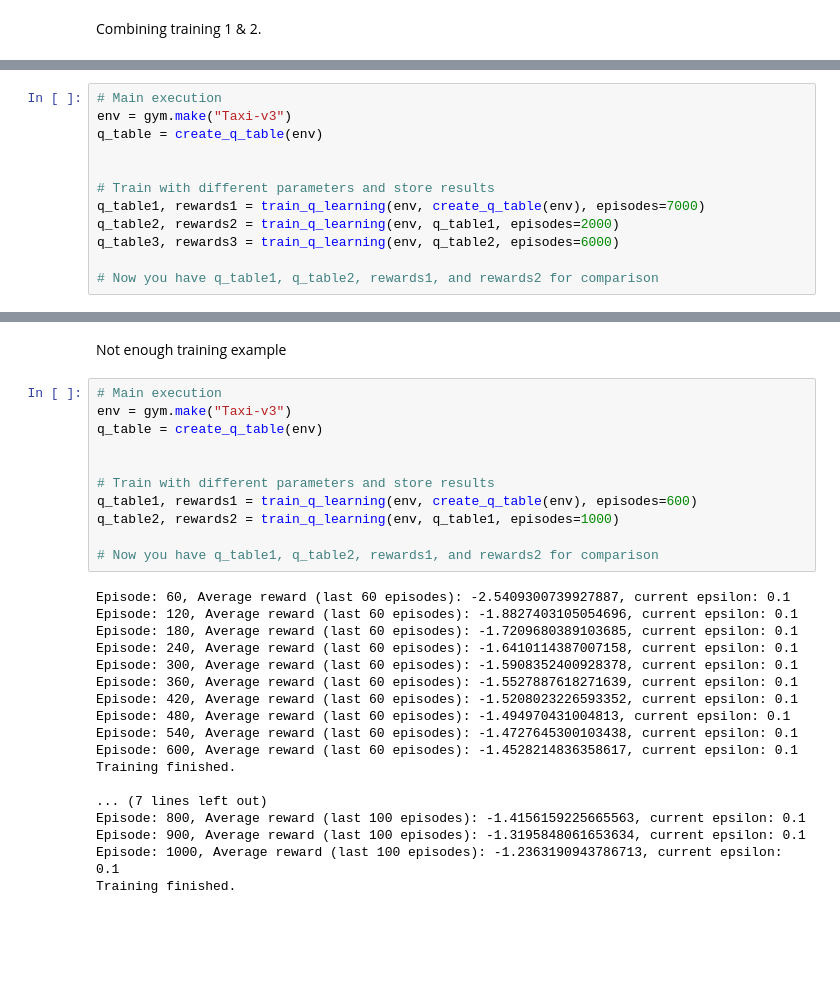
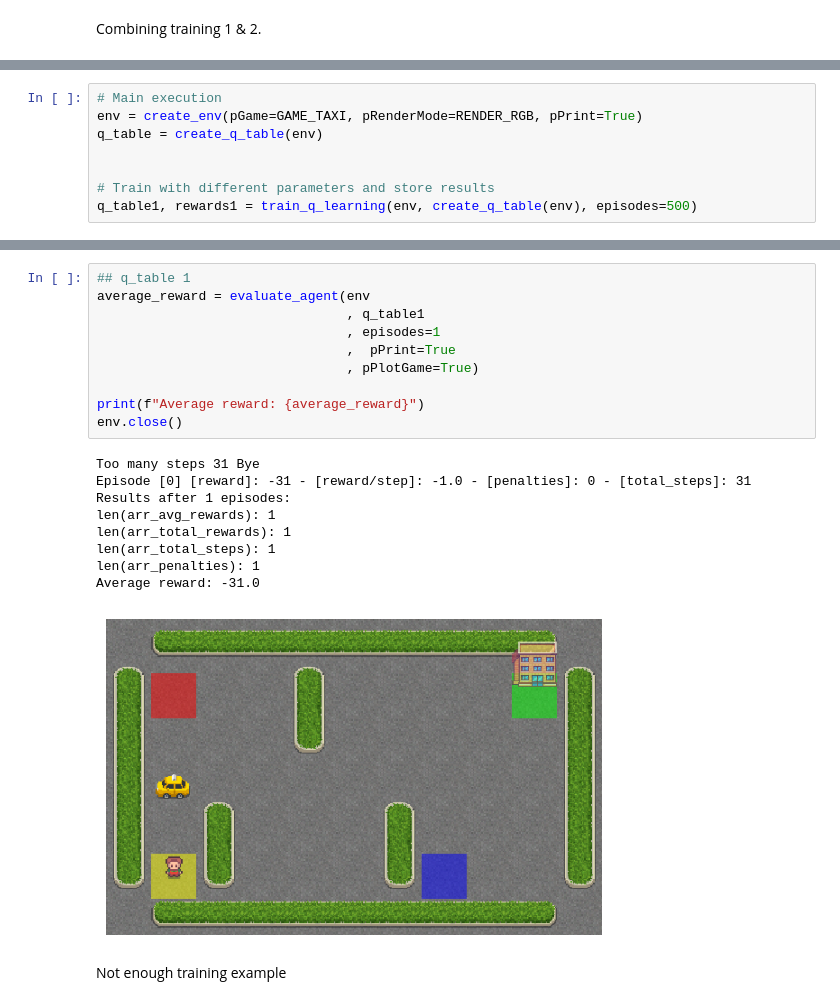
Before and after one commit to rennyatwork/CegepSteFoy_ReinfLearn_Work, a Jupyter notebook: TP01/taxi_qlearning_v05.ipynb, the cells around one changed output, grey strips where cells are left out. Drawn from its saved outputs; the diff is of its cells as text; blank space fills up the shorter version.

```diff
--- a/TP01/taxi_qlearning_v05.ipynb
+++ b/TP01/taxi_qlearning_v05.ipynb
@@ -506,13 +600,9 @@ Average reward: 7.84
 # %%
 # Main execution
-env = gym.make("Taxi-v3")
+env = create_env(pGame=GAME_TAXI, pRenderMode=RENDER_RGB, pPrint=True)
 q_table = create_q_table(env)
 
 
 # Train with different parameters and store results
-q_table1, rewards1 = train_q_learning(env, create_q_table(env), episodes=7000)
-q_table2, rewards2 = train_q_learning(env, q_table1, episodes=2000)
-q_table3, rewards3 = train_q_learning(env, q_table2, episodes=6000)
-
-# Now you have q_table1, q_table2, rewards1, and rewards2 for comparison
+q_table1, rewards1 = train_q_learning(env, create_q_table(env), episodes=500)
 # %% [output]
@@ -567,31 +648,22 @@ Average reward: 7.93
+# %%
+## q_table 1
+average_reward = evaluate_agent(env
+                                , q_table1
+                                , episodes=1
+                                ,  pPrint=True
+                                , pPlotGame=True)
+
+print(f"Average reward: {average_reward}")
+env.close()
+# %% [output]
+Too many steps 31 Bye
+Episode [0] [reward]: -31 - [reward/step]: -1.0 - [penalties]: 0 - [total_steps]: 31
+Results after 1 episodes:
+len(arr_avg_rewards): 1
+len(arr_total_rewards): 1
+len(arr_total_steps): 1
+len(arr_penalties): 1
+Average reward: -31.0
+[figure, added]
 # %% [markdown]
 Not enough training example
-# %%
-# Main execution
-env = gym.make("Taxi-v3")
-q_table = create_q_table(env)
-
-
-# Train with different parameters and store results
-q_table1, rewards1 = train_q_learning(env, create_q_table(env), episodes=600)
-q_table2, rewards2 = train_q_learning(env, q_table1, episodes=1000)
-
-# Now you have q_table1, q_table2, rewards1, and rewards2 for comparison
-# %% [output]
-Episode: 60, Average reward (last 60 episodes): -2.5409300739927887, current epsilon: 0.1
-Episode: 120, Average reward (last 60 episodes): -1.8827403105054696, current epsilon: 0.1
-Episode: 180, Average reward (last 60 episodes): -1.7209680389103685, current epsilon: 0.1
-Episode: 240, Average reward (last 60 episodes): -1.6410114387007158, current epsilon: 0.1
-Episode: 300, Average reward (last 60 episodes): -1.5908352400928378, current epsilon: 0.1
-Episode: 360, Average reward (last 60 episodes): -1.5527887618271639, current epsilon: 0.1
-Episode: 420, Average reward (last 60 episodes): -1.5208023226593352, current epsilon: 0.1
-Episode: 480, Average reward (last 60 episodes): -1.494970431004813, current epsilon: 0.1
-Episode: 540, Average reward (last 60 episodes): -1.4727645300103438, current epsilon: 0.1
-Episode: 600, Average reward (last 60 episodes): -1.4528214836358617, current epsilon: 0.1
-Training finished.
-
-... (7 lines left out)
-Episode: 800, Average reward (last 100 episodes): -1.4156159225665563, current epsilon: 0.1
-Episode: 900, Average reward (last 100 episodes): -1.3195848061653634, current epsilon: 0.1
-Episode: 1000, Average reward (last 100 episodes): -1.2363190943786713, current epsilon: 0.1
-Training finished.
```
Also changed, not shown: parts of 15 cells of this notebook.
